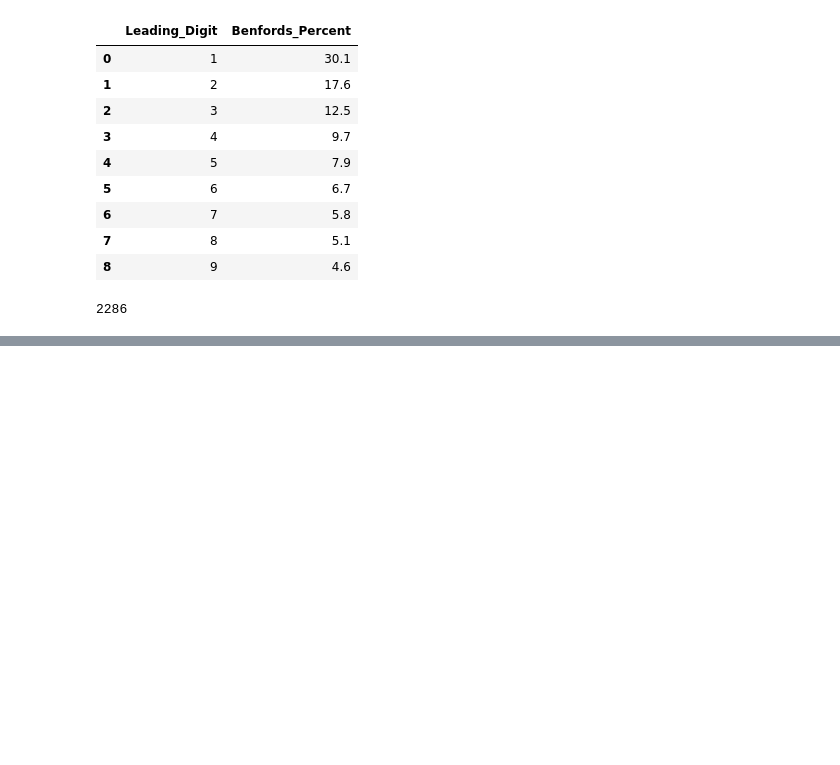
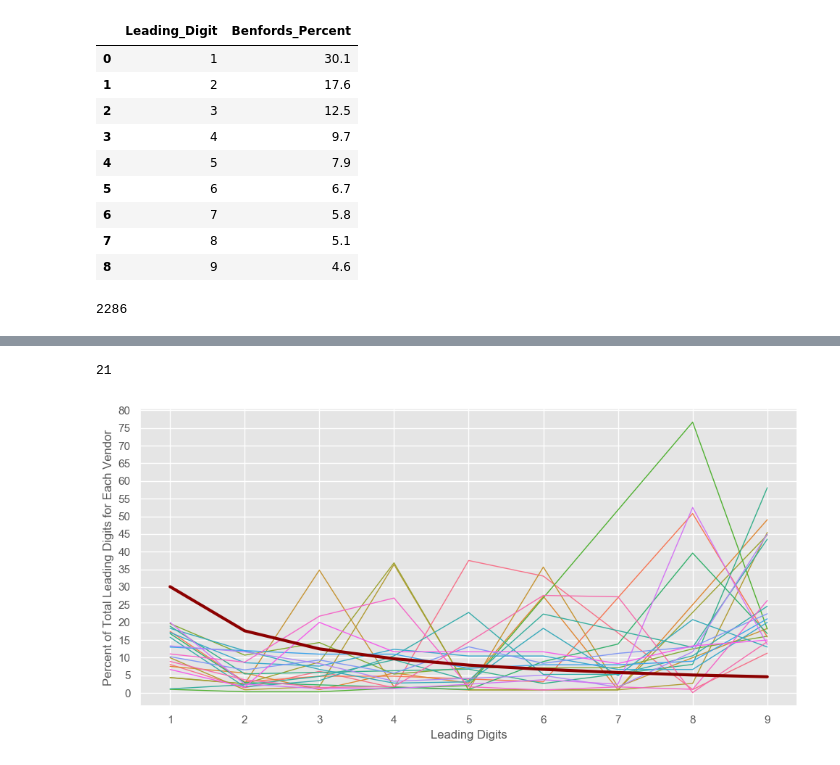
Before and after one commit to mrkjhsn/City-of-Phoenix-Vendor-Payments, a Jupyter notebook: benfords_law_analysis.ipynb, the cells around one changed output, grey strips where cells are left out. Cells and saved outputs as stored; diff of their text form; code cells hidden in the pictures; blank space fills up the shorter version.

```diff
--- a/benfords_law_analysis.ipynb
+++ b/benfords_law_analysis.ipynb
@@ -129,0 +150,48 @@ NameError: name 'matplotlib' is not defined
+# %%
+# identify outlyer vendors if all of the above criteria are true
+anomaly_vendors = vendor_leading_digit_percent.groupby(['vendor_name']).filter(lambda x: any(x['1_less_than_threshold'] == True) &
+                                                            any(x['9_greater_than_threshold'] == True) &
+                                                            any(x['2_less_than_threshold'] == True))
+# %%
+# extract anomaly vendor names and form into a list
+anomaly_vendors_names = []
+for group in anomaly_vendors.groupby(['vendor_name']).groups:
+    anomaly_vendors_names.append(group)
+# %%
+# how many anomaly vendors are there based on all three of the above criteria being true?
+len(anomaly_vendors_names)
+# %% [output]
+21
+# %%
+# subset leading digit data for only anomaly vendors
+anomaly_vendors_data = vendor_leading_digit_percent[vendor_leading_digit_percent \
+                                                    .vendor_name.isin(anomaly_vendors_names)]
+# %%
+# plot subset data with benfords law
+fig, ax = plt.subplots(figsize=(10,5))
+plt.style.use('ggplot')
+sns.set_context('notebook')
+
+ax = sns.lineplot(x=anomaly_vendors_data.iloc[:,1], \
+                  y=anomaly_vendors_data.iloc[:,2], \
+                  hue=anomaly_vendors_data.iloc[:,0], \
+                  data=anomaly_vendors_data, \
+                  linewidth=1, )
+
+ax = sns.lineplot(x=benfords_law.iloc[:,0],
+                 y=benfords_law.iloc[:,1],
+                  linewidth=3,
+                 color='darkred')
+
+plt.xlabel("Leading Digits")
+plt.ylabel("Percent of Total Leading Digits for Each Vendor")
+# plt.tick_params(labelsize=12)
+ax.get_legend().remove()
+
+ax.xaxis.set_major_locator(ticker.MultipleLocator())
+ax.yaxis.set_major_locator(ticker.MultipleLocator(5))
+plt.tight_layout()
+
+plt.savefig("visualizations/Anomaly Vendors Based on Benford's Law.png")
+# %% [output]
+[figure, added]
```
Also changed, not shown: parts of 16 cells of this notebook.
